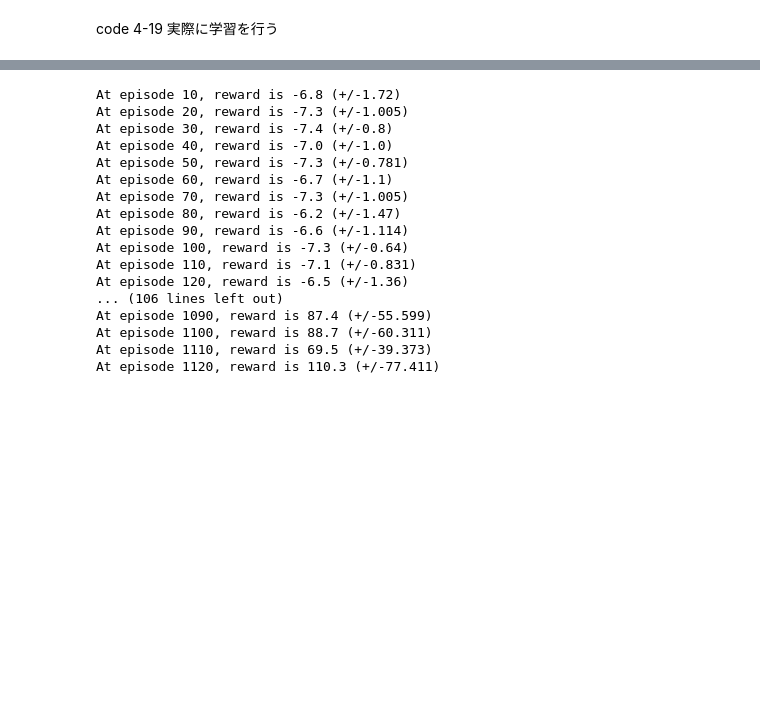
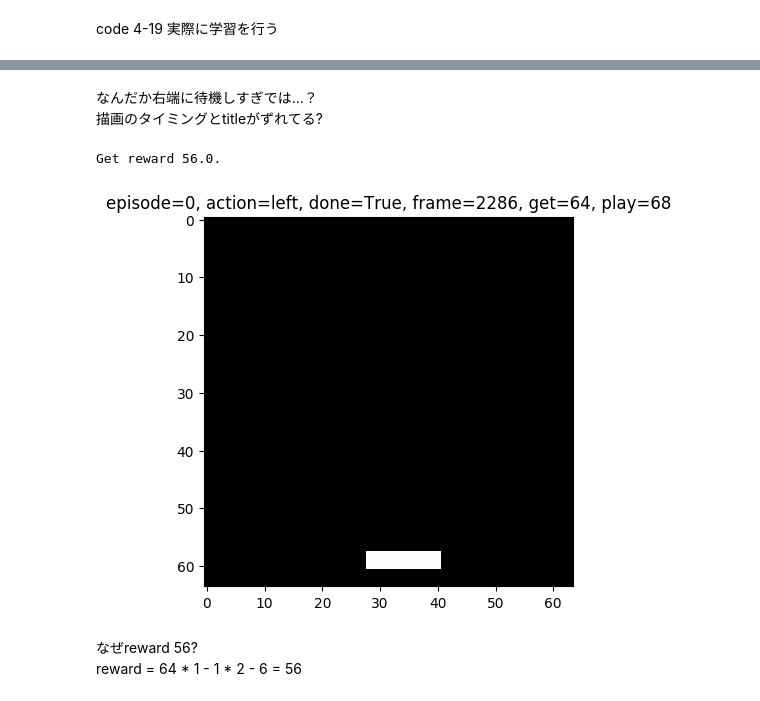
Before and after one commit to kenta608/baby-steps-of-rl, a Jupyter notebook: notebooks/day4-3_Cather.ipynb, the cells around one changed output, grey strips where cells are left out. Saved outputs shown, nothing was run; the diff lists cells and outputs as text; code cells hidden in the pictures; blank space fills up the shorter version.

Commit message:
[Modefy] rendering

```diff
--- a/notebooks/day4-3_Cather.ipynb
+++ b/notebooks/day4-3_Cather.ipynb
@@ -205,15 +264,0 @@ code4-16 CartPoleでテストするためのクラス定義
-# %%
-class DeepQNetworkAgentTest(DeepQNetworkAgent):
-
-    def __init__(self, epsilon, actions):
-        super().__init__(epsilon, actions)
-
-    def make_model(self, feature_shape):
-        normal = K.initializers.glorot_normal()
-        model = K.Sequential()
-        model.add(K.layers.Dense(64, input_shape=feature_shape,
-                                 kernel_initializer=normal, activation="relu"))
-        model.add(K.layers.Dense(len(self.actions), kernel_initializer=normal,
-                                 activation="relu"))
-        self.model = model
-        self._teacher_model = K.models.clone_model(self.model) # Fixed Target Q-Network
@@ -223,29 +265,3 @@ code4-17 Catcherゲームを扱うためのObserver定義
-# %%
-class CatcherObserver(Observer):
-
-    def __init__(self, env, width, height, frame_count):
-        super().__init__(env)
-        self.width = width
-        self.height = height
-        self.frame_count = frame_count
-        self._frames = deque(maxlen=frame_count)
-
-    def transform(self, state):
-        grayed = Image.fromarray(state).convert("L")
-        resized = grayed.resize((self.width, self.height))
-        resized = np.array(resized).astype("float")
-        normalized = resized / 255.0  # scale to 0~1
-        # 最初は4フレーム揃わないので、最初のフレームを４つコピー
-        if len(self._frames) == 0:
-            for i in range(self.frame_count):
-                self._frames.append(normalized)
-        else:
-            self._frames.append(normalized)
-        feature = np.array(self._frames)
-        # Convert the feature shape (f, w, h) => (h, w, f).
-        feature = np.transpose(feature, (1, 2, 0))
-
-        return feature
 # %% [markdown]
 code4-18 Trainerの定義
 # %%
@@ -338,33 +362,24 @@ def main(play, is_test):
 
     if play:
         agent = agent_class.load(obs, path)
-        agent.play(obs, render=True)
+        agent.play(obs, episode_count=1, render=True)
     else:
         trainer.train(obs, test_mode=is_test)
+# %% [markdown]
+なんだか右端に待機しすぎでは...？
+描画のタイミングとtitleがずれてる?
 # %%
 parser = argparse.ArgumentParser(description="DQN Agent")
 parser.add_argument("--play", action="store_true",
                     help="play with trained model")
 parser.add_argument("--test", action="store_true",
                     help="train by test mode")
 
-args = parser.parse_args(args=[])
+args = parser.parse_args(args=["--play"])
 main(args.play, args.test)
 # %% [output]
-At episode 10, reward is -6.8 (+/-1.72)
-At episode 20, reward is -7.3 (+/-1.005)
-At episode 30, reward is -7.4 (+/-0.8)
-At episode 40, reward is -7.0 (+/-1.0)
-At episode 50, reward is -7.3 (+/-0.781)
-At episode 60, reward is -6.7 (+/-1.1)
-At episode 70, reward is -7.3 (+/-1.005)
-At episode 80, reward is -6.2 (+/-1.47)
-At episode 90, reward is -6.6 (+/-1.114)
-At episode 100, reward is -7.3 (+/-0.64)
-At episode 110, reward is -7.1 (+/-0.831)
-At episode 120, reward is -6.5 (+/-1.36)
-... (106 lines left out)
-At episode 1090, reward is 87.4 (+/-55.599)
-At episode 1100, reward is 88.7 (+/-60.311)
-At episode 1110, reward is 69.5 (+/-39.373)
-At episode 1120, reward is 110.3 (+/-77.411)
+Get reward 56.0.
+[figure, added]
+# %% [markdown]
+なぜreward 56?
+reward = 64 * 1 - 1 * 2 - 6 = 56
```
Also changed, not shown: parts of 8 cells of this notebook.
